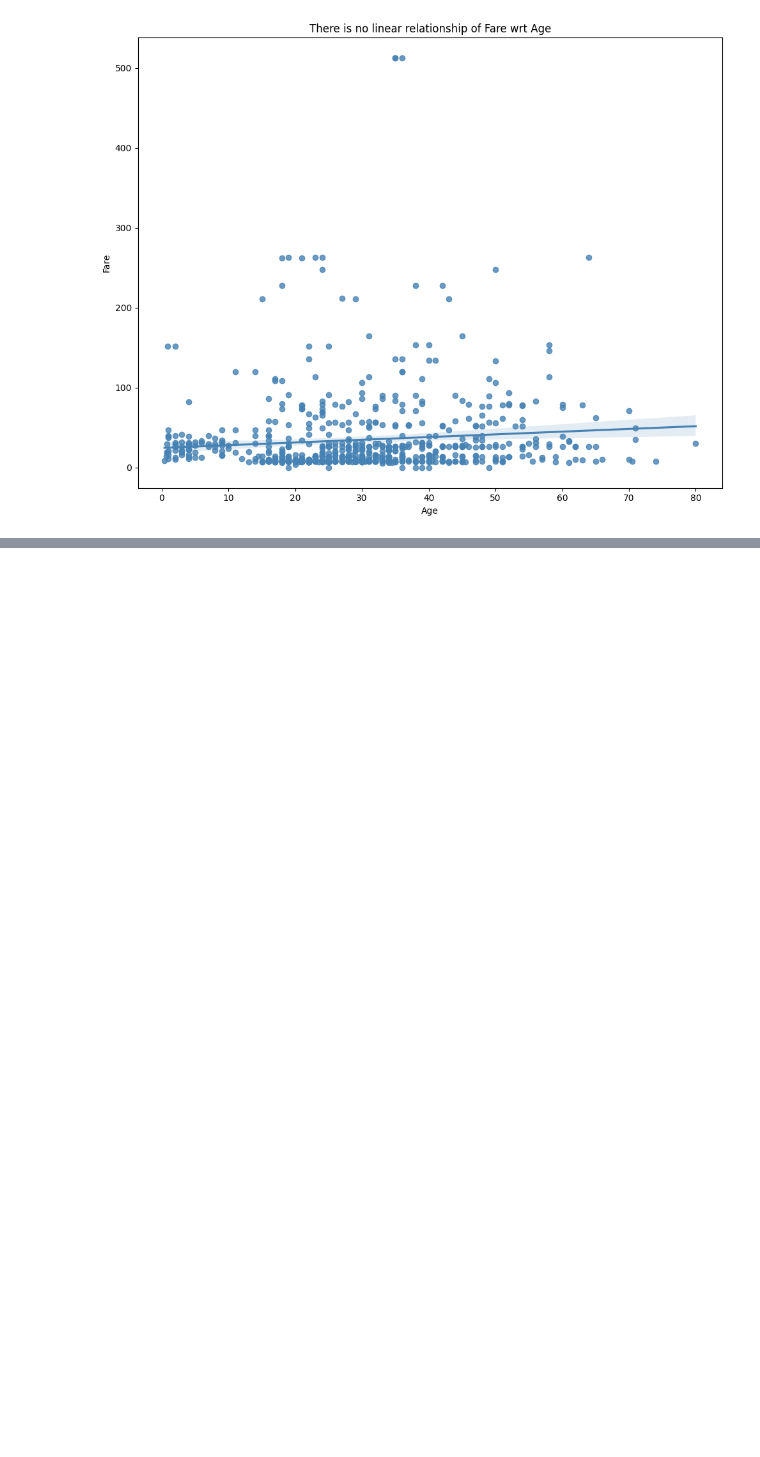
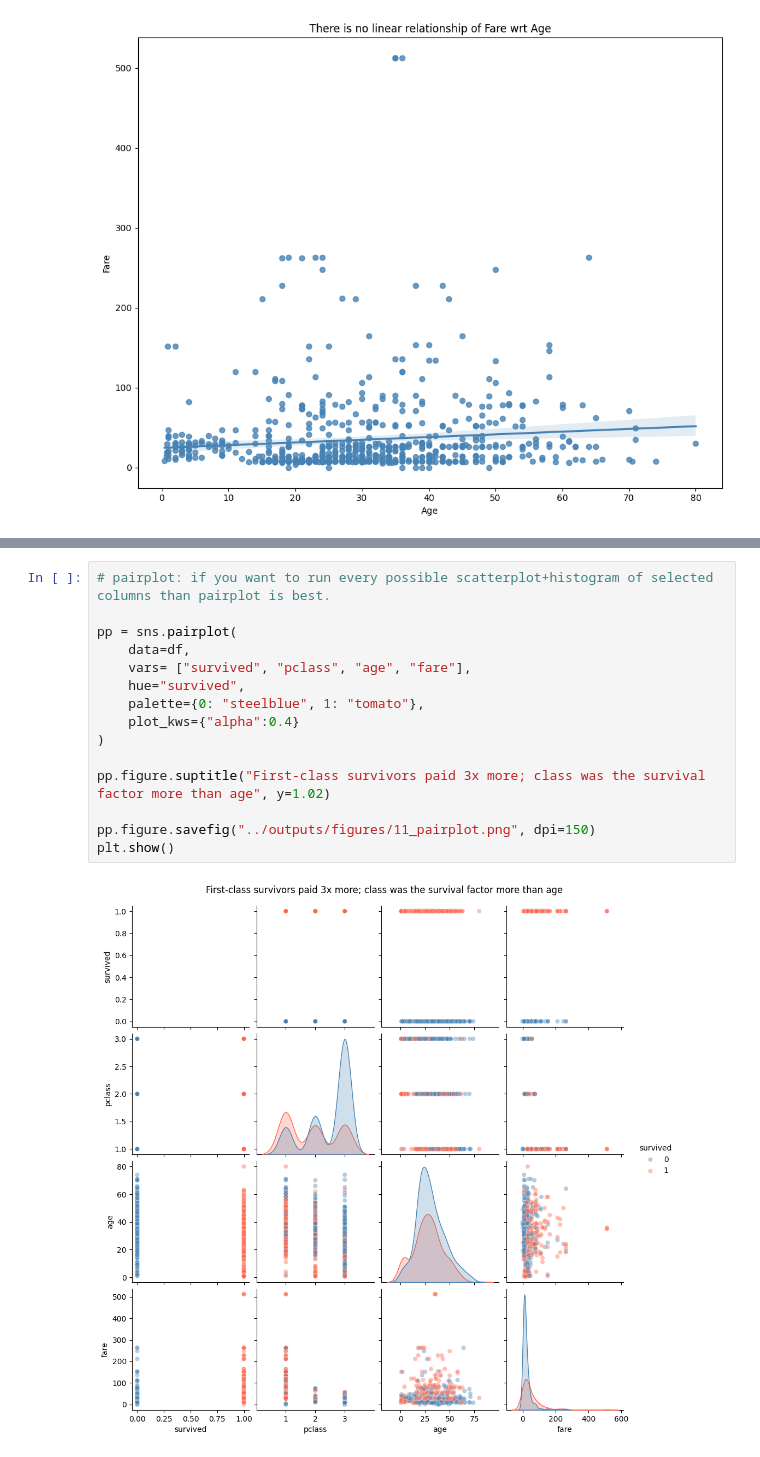
Before and after one commit to Manglam11/data_science_course, a Jupyter notebook: 07_Data_Visualization/notebooks/my_notebook.ipynb, the cells around one changed output, grey strips where cells are left out. Cells and saved outputs as stored; diff of their text form; blank space fills up the shorter version.

```diff
--- a/07_Data_Visualization/notebooks/my_notebook.ipynb
+++ b/07_Data_Visualization/notebooks/my_notebook.ipynb
@@ -455,0 +495,17 @@ plt.show()
+# %%
+# pairplot: if you want to run every possible scatterplot+histogram of selected columns than pairplot is best.
+
+pp = sns.pairplot(
+    data=df,
+    vars= ["survived", "pclass", "age", "fare"],
+    hue="survived",
+    palette={0: "steelblue", 1: "tomato"},
+    plot_kws={"alpha":0.4}
+)
+
+pp.figure.suptitle("First-class survivors paid 3x more; class was the survival factor more than age", y=1.02)
+
+pp.figure.savefig("../outputs/figures/11_pairplot.png", dpi=150)
+plt.show()
+# %% [output]
+[figure, added]
```
Also changed, not shown: parts of 5 cells of this notebook.
